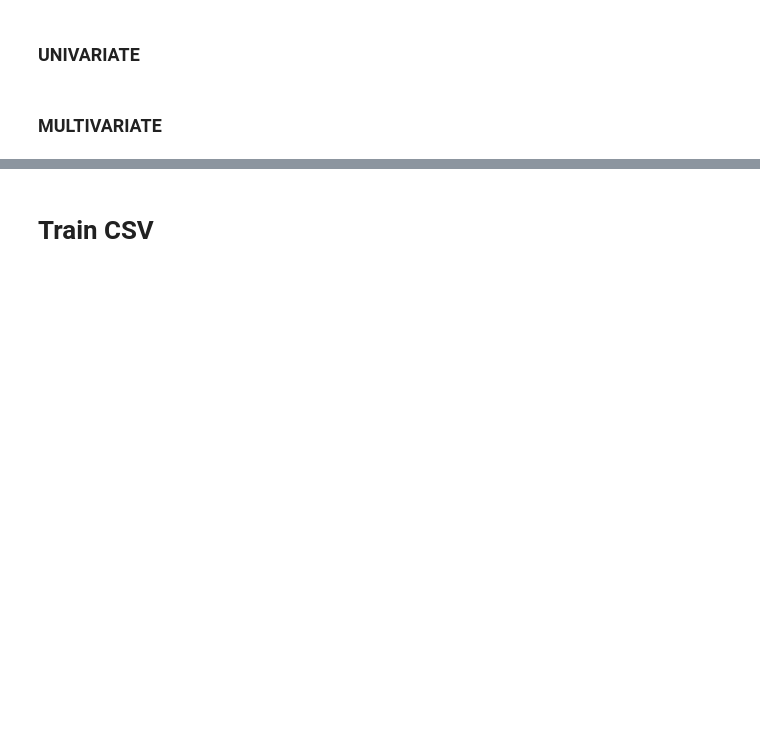
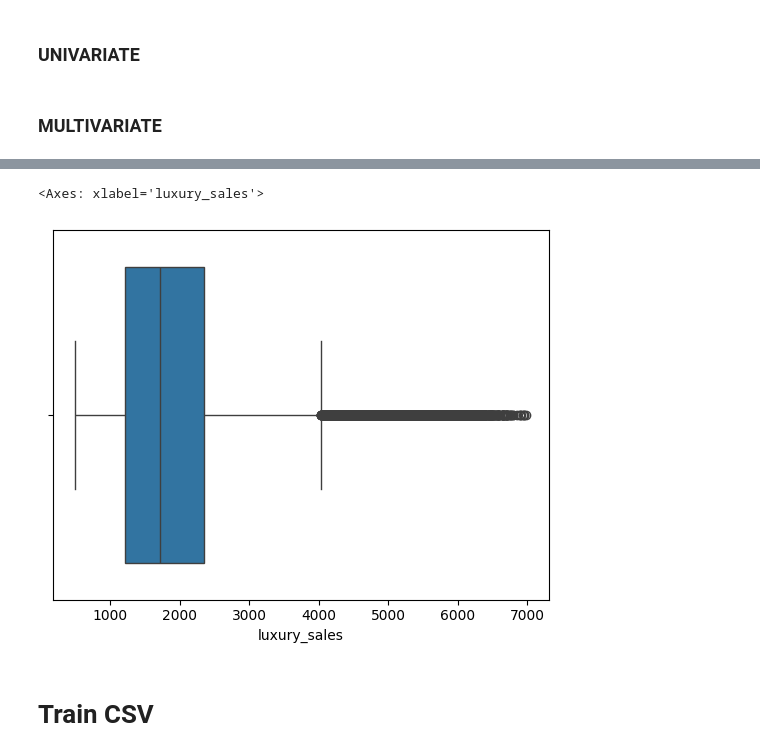
Before and after one commit to Insight-Syndicate/Octave-DSPL, a Jupyter notebook: Octave_DSPL.ipynb, the cells around one changed output, grey strips where cells are left out. Drawn from its saved outputs; the diff is of its cells as text; code cells hidden in the pictures; blank space fills up the shorter version.

```diff
--- a/Octave_DSPL.ipynb
+++ b/Octave_DSPL.ipynb
@@ -211,3 +367,9 @@ plt.show()
+# %%
+# box plot for the luxury sales
+sns.boxplot(x=test['luxury_sales'])
+# %% [output]
+<Axes: xlabel='luxury_sales'>
+[figure, added]
 # %% [markdown]
 # **Train CSV**
 # %% [markdown]
```
Also changed, not shown: parts of 49 cells of this notebook.
